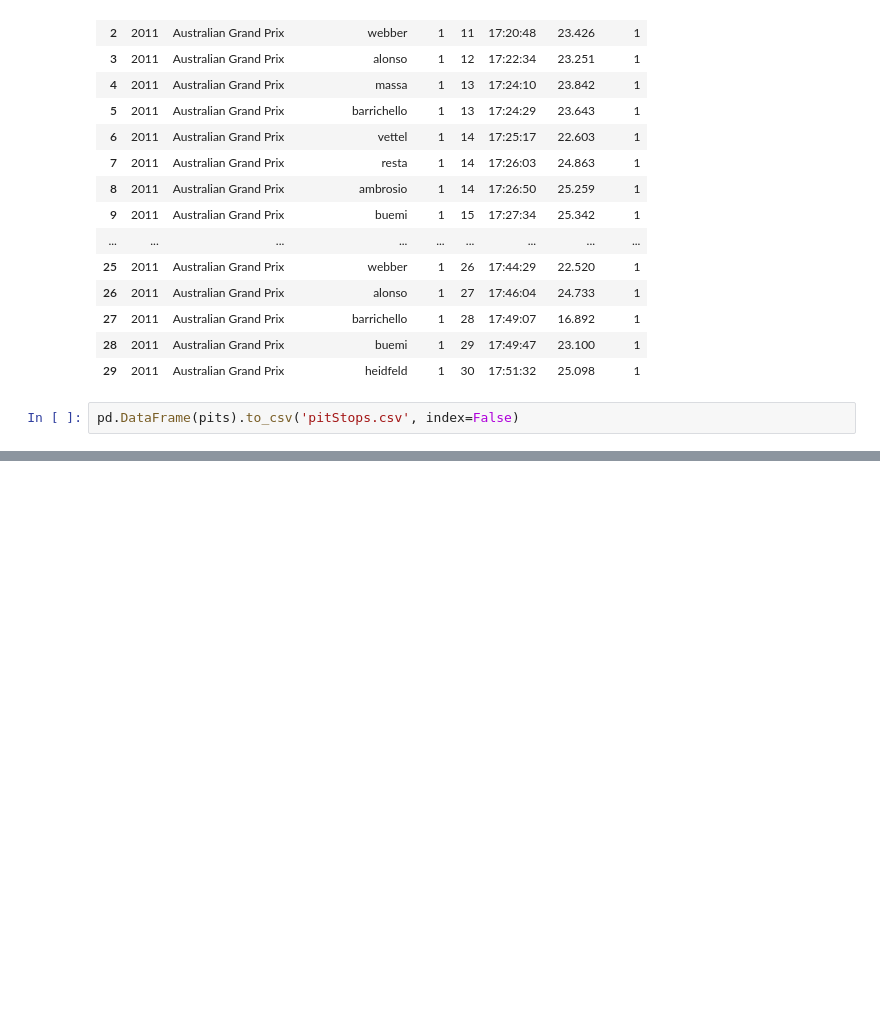
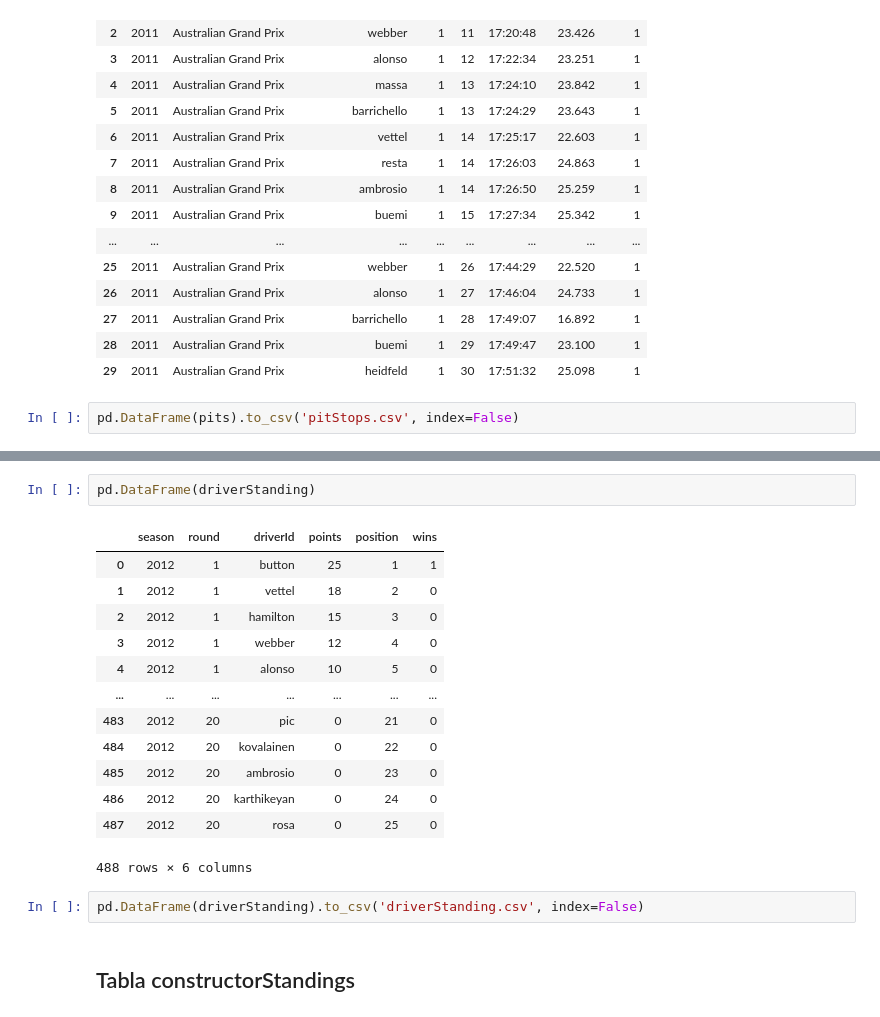
Before and after one commit to MrAldo007/formula-1-data, a Jupyter notebook: f1-análisis.ipynb, the cells around one changed output, grey strips where cells are left out. Cells and saved outputs as stored; diff of their text form; blank space fills up the shorter version.

```diff
--- a/f1-análisis.ipynb
+++ b/f1-análisis.ipynb
@@ -765,0 +817,20 @@ pd.DataFrame(pits).to_csv('pitStops.csv', index=False)
+# %%
+pd.DataFrame(driverStanding)
+# %% [output]
+|  | season | round | driverId | points | position | wins |
+| 0 | 2012 | 1 | button | 25 | 1 | 1 |
+| 1 | 2012 | 1 | vettel | 18 | 2 | 0 |
+| 2 | 2012 | 1 | hamilton | 15 | 3 | 0 |
+| 3 | 2012 | 1 | webber | 12 | 4 | 0 |
+| 4 | 2012 | 1 | alonso | 10 | 5 | 0 |
+| ... | ... | ... | ... | ... | ... | ... |
+| 483 | 2012 | 20 | pic | 0 | 21 | 0 |
+| 484 | 2012 | 20 | kovalainen | 0 | 22 | 0 |
+| 485 | 2012 | 20 | ambrosio | 0 | 23 | 0 |
+| 486 | 2012 | 20 | karthikeyan | 0 | 24 | 0 |
+| 487 | 2012 | 20 | rosa | 0 | 25 | 0 |
+488 rows × 6 columns
+# %%
+pd.DataFrame(driverStanding).to_csv('driverStanding.csv', index=False)
+# %% [markdown]
+## Tabla constructorStandings
```
Also changed, not shown: parts of 17 cells of this notebook, 8 other files.
